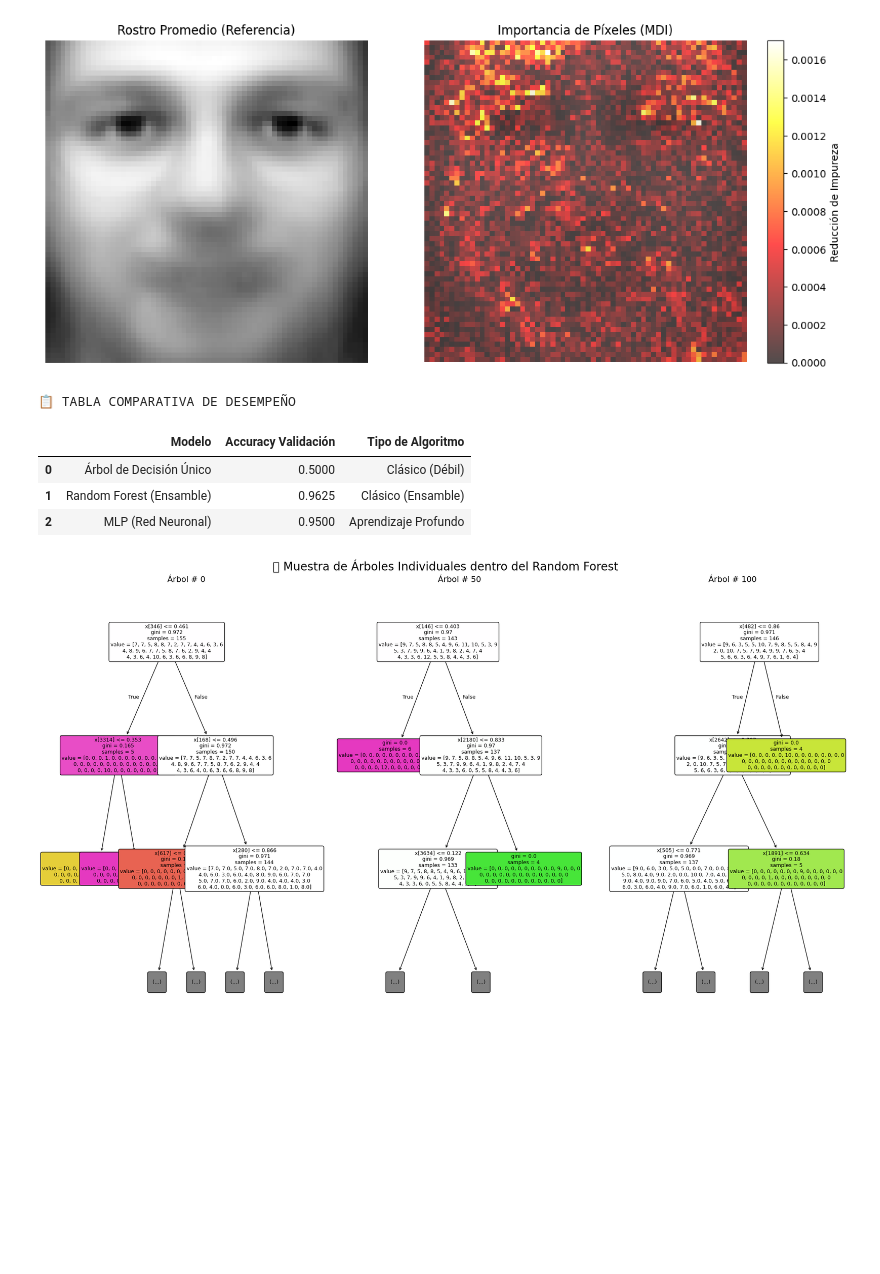
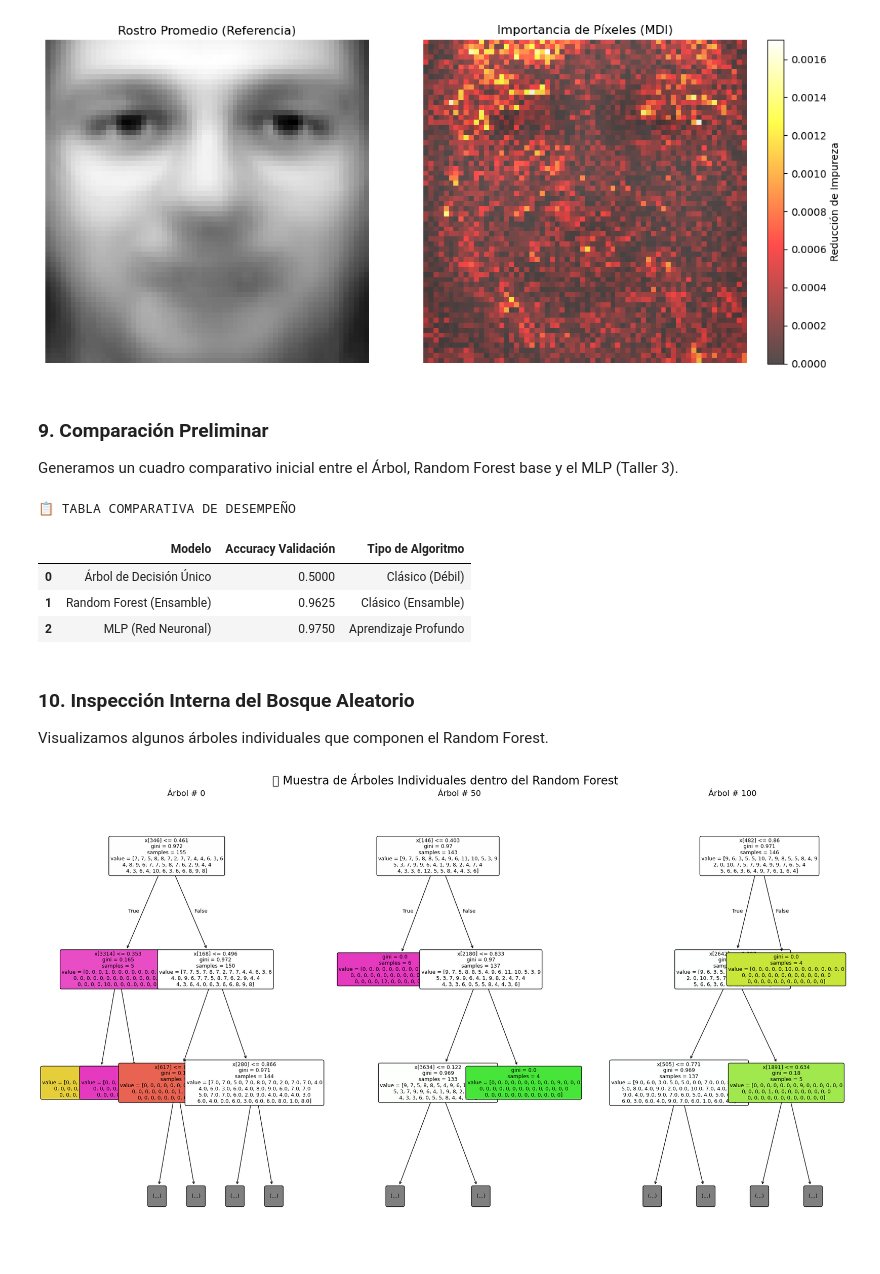
Before and after one commit to aiizedev/Tec-IA, a Jupyter notebook: Laboratorios/Taller 4/Taller4.ipynb, the cells around one changed output. Drawn from its saved outputs; the diff is of its cells as text; code cells hidden in the pictures; blank space fills up the shorter version.

Commit message:
Completar Taller 4: Modelos Clasicos de ML y Comparativa con MLP

```diff
--- a/Laboratorios/Taller 4/Taller4.ipynb
+++ b/Laboratorios/Taller 4/Taller4.ipynb
@@ -240,27 +247,33 @@ plt.tight_layout()
 plt.show()
 # %% [output]
 [figure]
+# %% [markdown]
+### 9. Comparación Preliminar
+Generamos un cuadro comparativo inicial entre el Árbol, Random Forest base y el MLP (Taller 3).
 # %%
 import pandas as pd
 
 # Reemplaza 'acc_mlp' con el valor exacto de tu mejor modelo en el Taller 3
-acc_mlp = 0.9500 # Valor de referencia de tu Random Search previo
+acc_mlp = 0.9750 # Valor de referencia de tu Random Search previo
 
 data_comparativa = {
     "Modelo": ["Árbol de Decisión Único", "Random Forest (Ensamble)", "MLP (Red Neuronal)"],
     "Accuracy Validación": [acc_val, acc_rf_val, acc_mlp],
     "Tipo de Algoritmo": ["Clásico (Débil)", "Clásico (Ensamble)", "Aprendizaje Profundo"]
 }
 
 df_comparativa = pd.DataFrame(data_comparativa)
 print("\n📋 TABLA COMPARATIVA DE DESEMPEÑO")
 display(df_comparativa)
 # %% [output]
 📋 TABLA COMPARATIVA DE DESEMPEÑO
 |  | Modelo | Accuracy Validación | Tipo de Algoritmo |
 | 0 | Árbol de Decisión Único | 0.5000 | Clásico (Débil) |
 | 1 | Random Forest (Ensamble) | 0.9625 | Clásico (Ensamble) |
-| 2 | MLP (Red Neuronal) | 0.9500 | Aprendizaje Profundo |
+| 2 | MLP (Red Neuronal) | 0.9750 | Aprendizaje Profundo |
+# %% [markdown]
+### 10. Inspección Interna del Bosque Aleatorio
+Visualizamos algunos árboles individuales que componen el Random Forest.
 # %%
 from sklearn.tree import plot_tree
 
```
Also changed, not shown: parts of 29 cells of this notebook, 7 other files.
